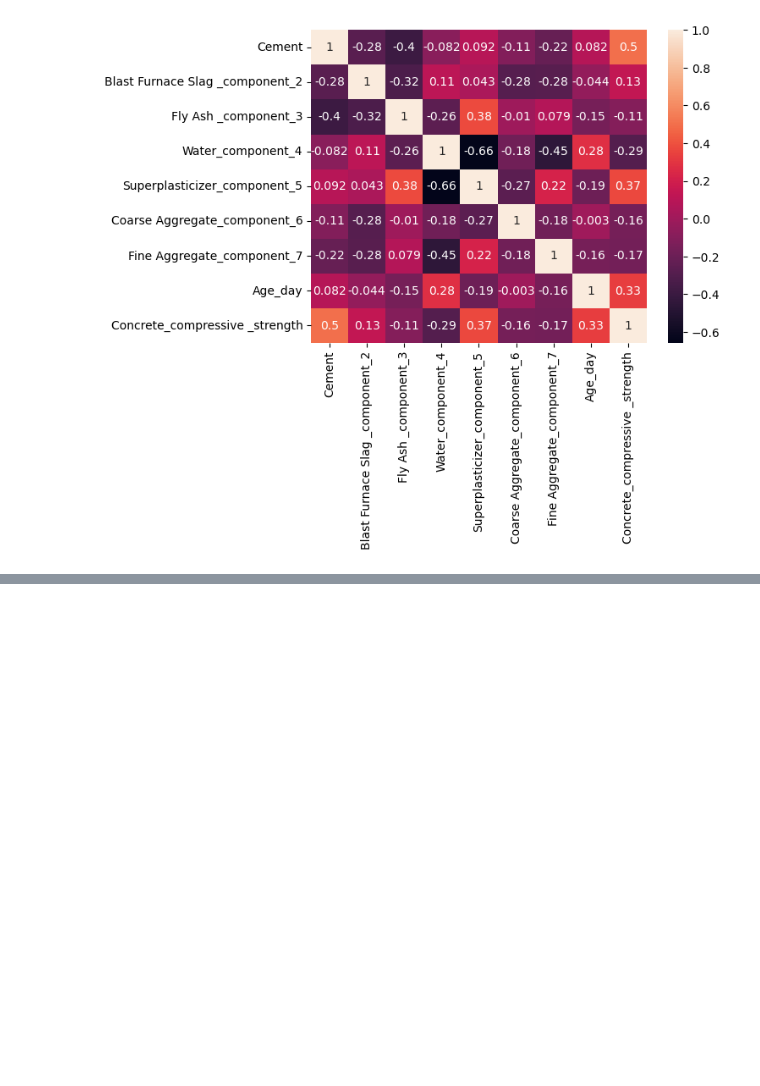
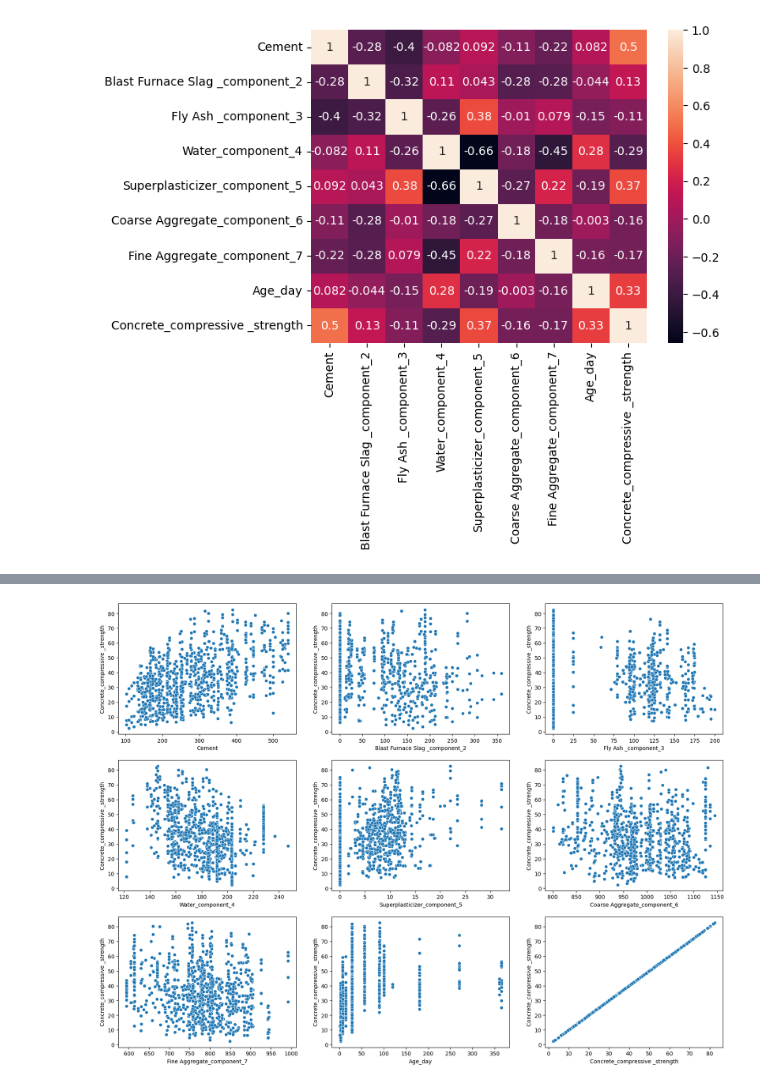
Before and after one commit to deftydev/EDA, a Jupyter notebook: cement_strength_eda.ipynb, the cells around one changed output, grey strips where cells are left out. Saved outputs shown, nothing was run; the diff lists cells and outputs as text; code cells hidden in the pictures; blank space fills up the shorter version.

```diff
--- a/cement_strength_eda.ipynb
+++ b/cement_strength_eda.ipynb
@@ -141,3 +160,9 @@ sns.heatmap(df.corr(), annot=True)
 # %% [output]
 <AxesSubplot:>
 [figure]
+# %%
+
+for column in X.columns:
+    print(X[column])
+    X[column]+=1
+    X[column] = np.log(X[column])
@@ -144,3 +202,18 @@ sns.heatmap(df.corr(), annot=True)
+# %%
+import matplotlib.pyplot as plot
+import seaborn as sns
+# let's check how our features are related to the target column
+plot.figure(figsize=(20,20),facecolor='white')
+plotnumber = 1
+
+for column in df.columns:
+    ax = plot.subplot(4,3,plotnumber)
+    sns.scatterplot(df[column],Y)
+    plot.xlabel(column,fontsize=10)
+    plotnumber+=1
+plot.show()
+# %% [output]
+[figure, added]
 # %%
 from statsmodels.stats.outliers_influence import variance_inflation_factor
 # %%
```
Also changed, not shown: parts of 18 cells of this notebook.
